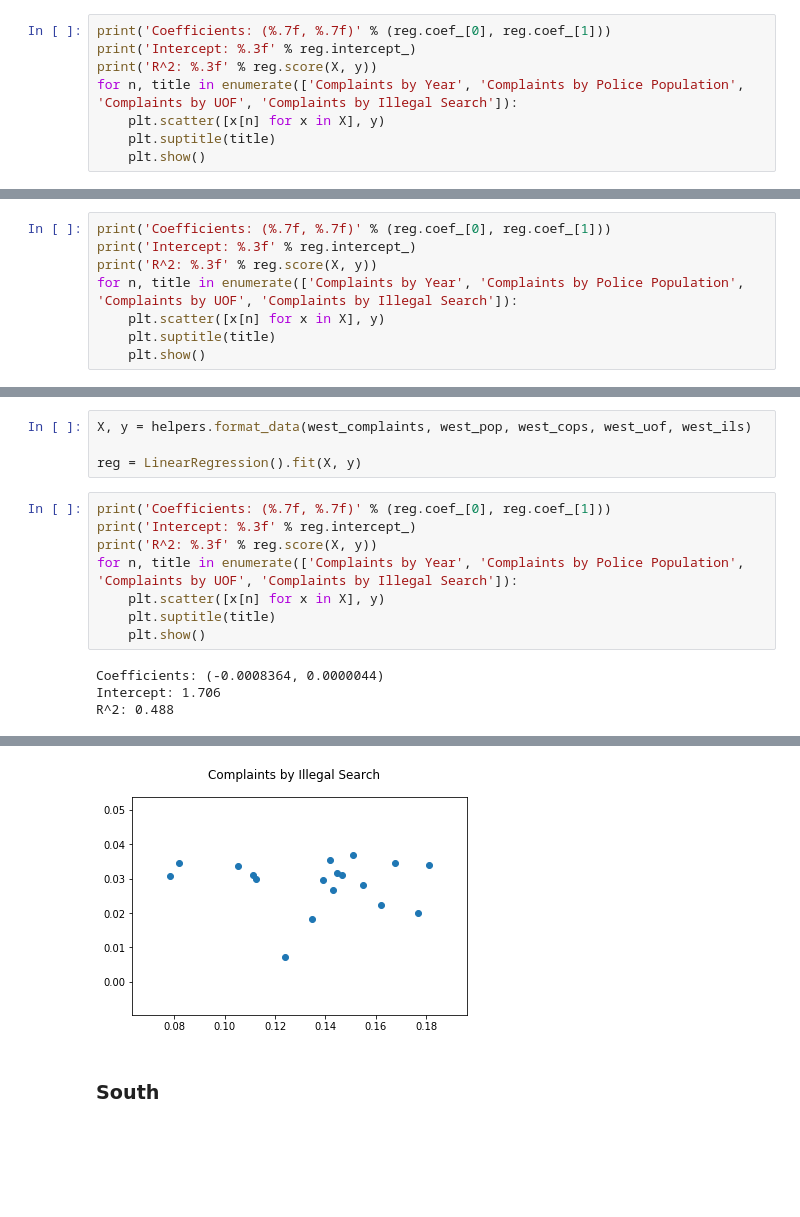
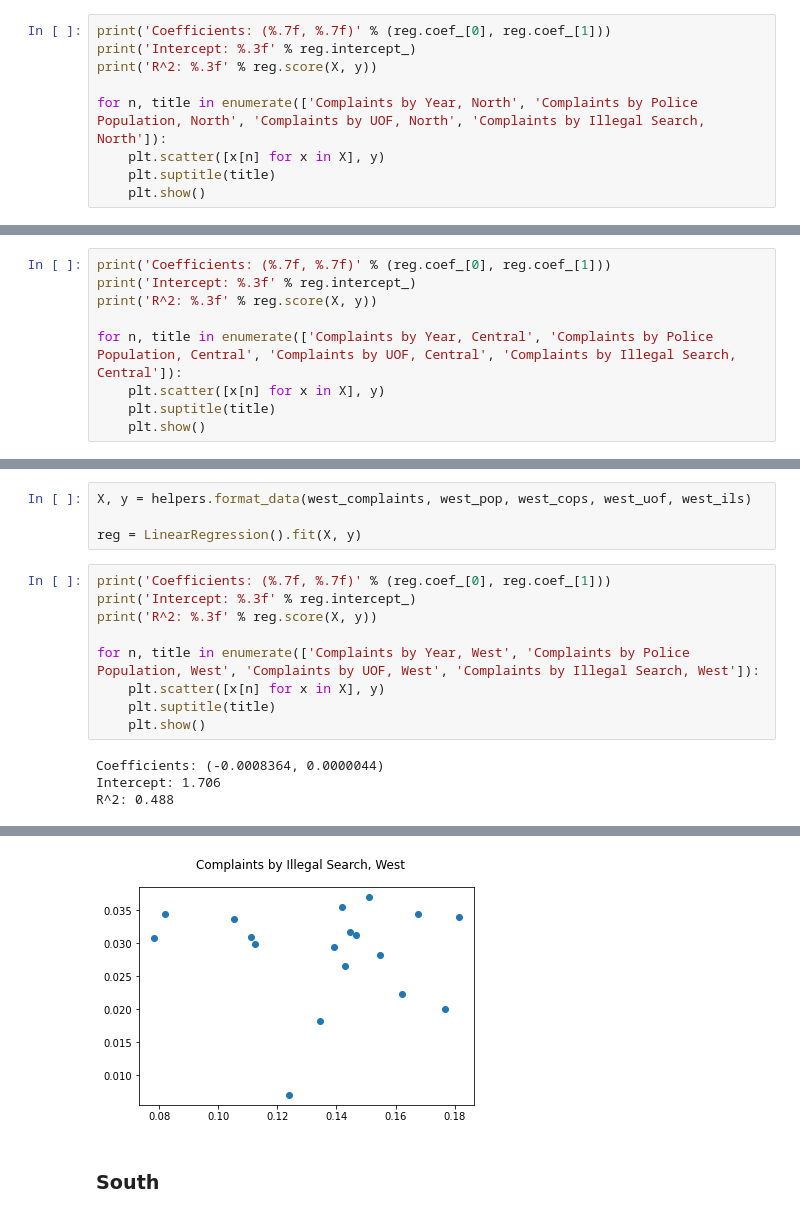
Before and after one commit to Faraaz-Beyabani/CPDP_Daring_Riddlers, a Jupyter notebook: checkpoint-4/src/checkpoint-4.ipynb, the cells around one changed output, grey strips where cells are left out. Saved outputs shown, nothing was run; the diff lists cells and outputs as text; blank space fills up the shorter version.

```diff
--- a/checkpoint-4/src/checkpoint-4.ipynb
+++ b/checkpoint-4/src/checkpoint-4.ipynb
@@ -118,7 +111,8 @@ reg = LinearRegression().fit(X, y)
 print('Coefficients: (%.7f, %.7f)' % (reg.coef_[0], reg.coef_[1]))
 print('Intercept: %.3f' % reg.intercept_)
 print('R^2: %.3f' % reg.score(X, y))
-for n, title in enumerate(['Complaints by Year', 'Complaints by Police Population', 'Complaints by UOF', 'Complaints by Illegal Search']):
+
+for n, title in enumerate(['Complaints by Year, North', 'Complaints by Police Population, North', 'Complaints by UOF, North', 'Complaints by Illegal Search, North']):
     plt.scatter([x[n] for x in X], y)
     plt.suptitle(title)
     plt.show()
@@ -140,7 +134,8 @@ reg = LinearRegression().fit(X, y)
 print('Coefficients: (%.7f, %.7f)' % (reg.coef_[0], reg.coef_[1]))
 print('Intercept: %.3f' % reg.intercept_)
 print('R^2: %.3f' % reg.score(X, y))
-for n, title in enumerate(['Complaints by Year', 'Complaints by Police Population', 'Complaints by UOF', 'Complaints by Illegal Search']):
+
+for n, title in enumerate(['Complaints by Year, Central', 'Complaints by Police Population, Central', 'Complaints by UOF, Central', 'Complaints by Illegal Search, Central']):
     plt.scatter([x[n] for x in X], y)
     plt.suptitle(title)
     plt.show()
@@ -162,7 +157,8 @@ reg = LinearRegression().fit(X, y)
 print('Coefficients: (%.7f, %.7f)' % (reg.coef_[0], reg.coef_[1]))
 print('Intercept: %.3f' % reg.intercept_)
 print('R^2: %.3f' % reg.score(X, y))
-for n, title in enumerate(['Complaints by Year', 'Complaints by Police Population', 'Complaints by UOF', 'Complaints by Illegal Search']):
+
+for n, title in enumerate(['Complaints by Year, West', 'Complaints by Police Population, West', 'Complaints by UOF, West', 'Complaints by Illegal Search, West']):
     plt.scatter([x[n] for x in X], y)
     plt.suptitle(title)
     plt.show()
@@ -176,4 +172,4 @@ R^2: 0.488
-[figure, old version]
+[figure, new version]
 # %% [markdown]
 ### South
 # %%
```
Also changed, not shown: parts of 6 cells of this notebook, 8 other files.
